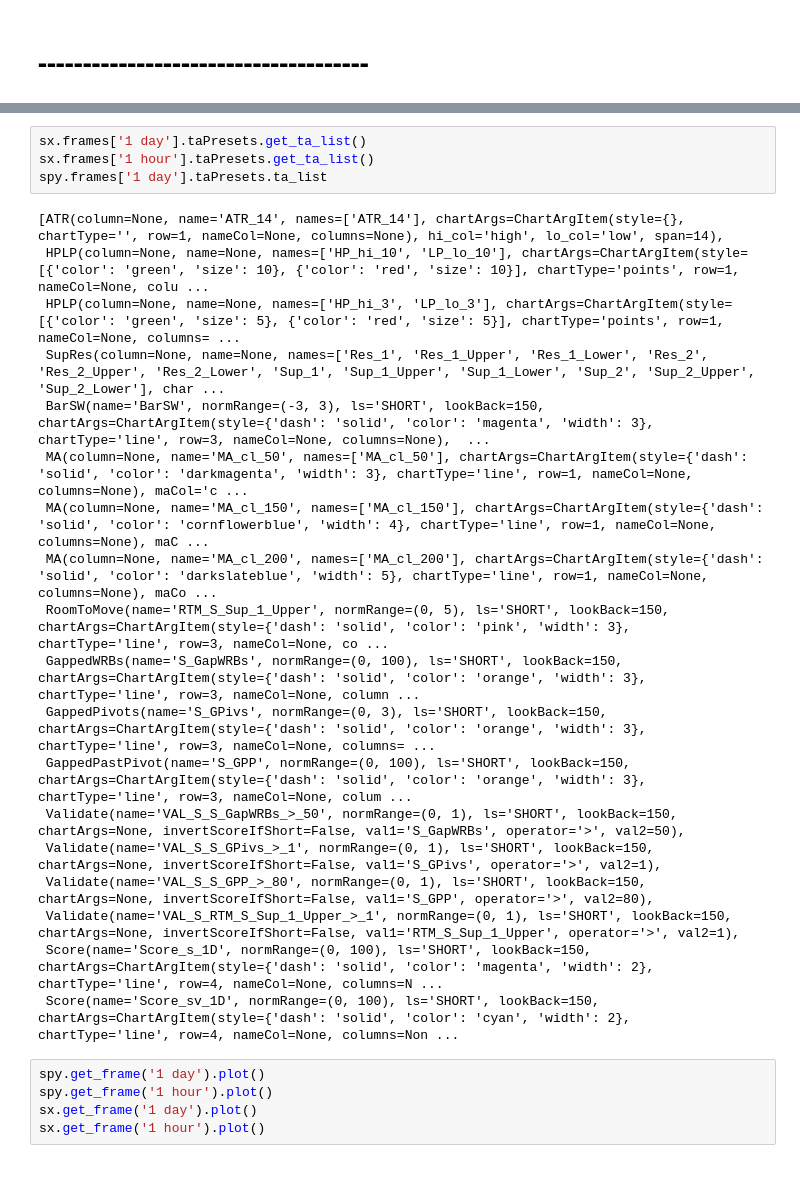
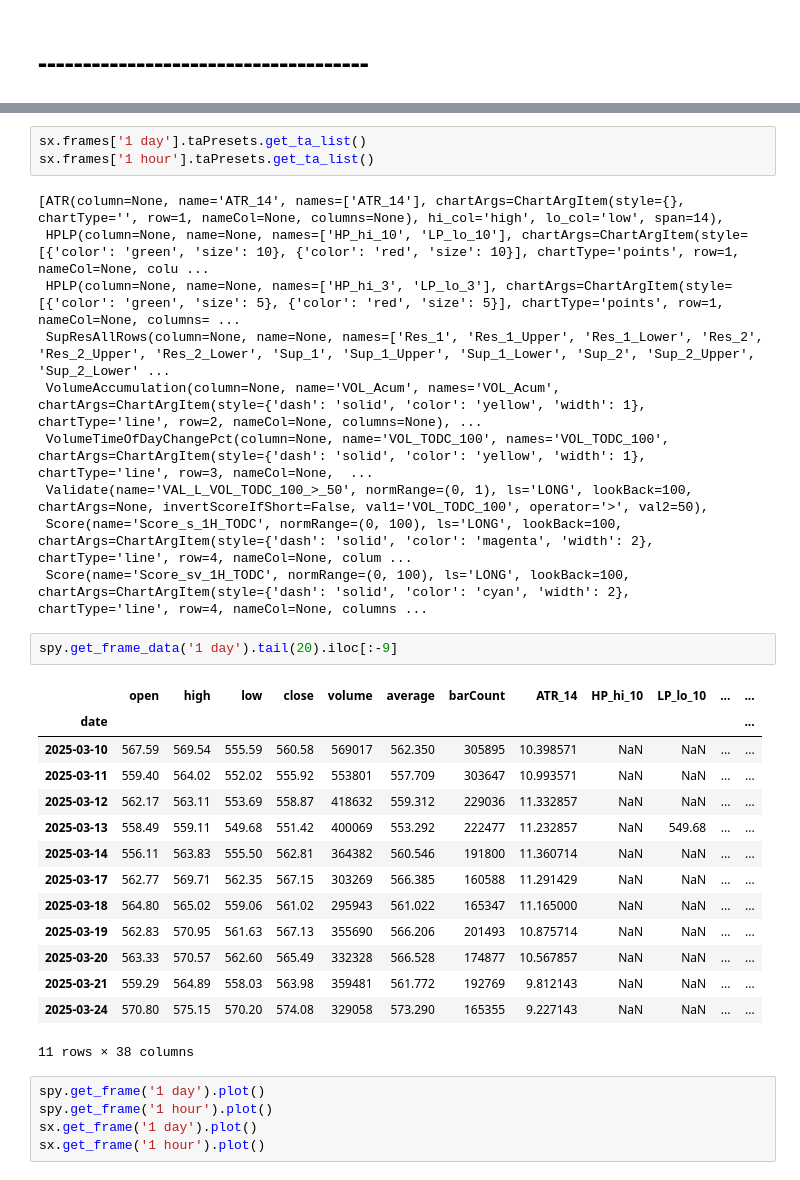
Before and after one commit to Design-01/stockbot_4, a Jupyter notebook: TEST_StockX.ipynb, the cells around one changed output, grey strips where cells are left out. Saved outputs shown, nothing was run; the diff lists cells and outputs as text.

```diff
--- a/TEST_StockX.ipynb
+++ b/TEST_StockX.ipynb
@@ -105,26 +107,33 @@ Index(['open', 'high', 'low', 'close', 'volume', 'average', 'barCount',
 # %%
 sx.frames['1 day'].taPresets.get_ta_list()
 sx.frames['1 hour'].taPresets.get_ta_list()
-spy.frames['1 day'].taPresets.ta_list
 # %% [output]
 [ATR(column=None, name='ATR_14', names=['ATR_14'], chartArgs=ChartArgItem(style={}, chartType='', row=1, nameCol=None, columns=None), hi_col='high', lo_col='low', span=14),
  HPLP(column=None, name=None, names=['HP_hi_10', 'LP_lo_10'], chartArgs=ChartArgItem(style=[{'color': 'green', 'size': 10}, {'color': 'red', 'size': 10}], chartType='points', row=1, nameCol=None, colu ...
  HPLP(column=None, name=None, names=['HP_hi_3', 'LP_lo_3'], chartArgs=ChartArgItem(style=[{'color': 'green', 'size': 5}, {'color': 'red', 'size': 5}], chartType='points', row=1, nameCol=None, columns= ...
- SupRes(column=None, name=None, names=['Res_1', 'Res_1_Upper', 'Res_1_Lower', 'Res_2', 'Res_2_Upper', 'Res_2_Lower', 'Sup_1', 'Sup_1_Upper', 'Sup_1_Lower', 'Sup_2', 'Sup_2_Upper', 'Sup_2_Lower'], char ...
- BarSW(name='BarSW', normRange=(-3, 3), ls='SHORT', lookBack=150, chartArgs=ChartArgItem(style={'dash': 'solid', 'color': 'magenta', 'width': 3}, chartType='line', row=3, nameCol=None, columns=None),  ...
- MA(column=None, name='MA_cl_50', names=['MA_cl_50'], chartArgs=ChartArgItem(style={'dash': 'solid', 'color': 'darkmagenta', 'width': 3}, chartType='line', row=1, nameCol=None, columns=None), maCol='c ...
- MA(column=None, name='MA_cl_150', names=['MA_cl_150'], chartArgs=ChartArgItem(style={'dash': 'solid', 'color': 'cornflowerblue', 'width': 4}, chartType='line', row=1, nameCol=None, columns=None), maC ...
- MA(column=None, name='MA_cl_200', names=['MA_cl_200'], chartArgs=ChartArgItem(style={'dash': 'solid', 'color': 'darkslateblue', 'width': 5}, chartType='line', row=1, nameCol=None, columns=None), maCo ...
- RoomToMove(name='RTM_S_Sup_1_Upper', normRange=(0, 5), ls='SHORT', lookBack=150, chartArgs=ChartArgItem(style={'dash': 'solid', 'color': 'pink', 'width': 3}, chartType='line', row=3, nameCol=None, co ...
- GappedWRBs(name='S_GapWRBs', normRange=(0, 100), ls='SHORT', lookBack=150, chartArgs=ChartArgItem(style={'dash': 'solid', 'color': 'orange', 'width': 3}, chartType='line', row=3, nameCol=None, column ...
- GappedPivots(name='S_GPivs', normRange=(0, 3), ls='SHORT', lookBack=150, chartArgs=ChartArgItem(style={'dash': 'solid', 'color': 'orange', 'width': 3}, chartType='line', row=3, nameCol=None, columns= ...
- GappedPastPivot(name='S_GPP', normRange=(0, 100), ls='SHORT', lookBack=150, chartArgs=ChartArgItem(style={'dash': 'solid', 'color': 'orange', 'width': 3}, chartType='line', row=3, nameCol=None, colum ...
- Validate(name='VAL_S_S_GapWRBs_>_50', normRange=(0, 1), ls='SHORT', lookBack=150, chartArgs=None, invertScoreIfShort=False, val1='S_GapWRBs', operator='>', val2=50),
- Validate(name='VAL_S_S_GPivs_>_1', normRange=(0, 1), ls='SHORT', lookBack=150, chartArgs=None, invertScoreIfShort=False, val1='S_GPivs', operator='>', val2=1),
- Validate(name='VAL_S_S_GPP_>_80', normRange=(0, 1), ls='SHORT', lookBack=150, chartArgs=None, invertScoreIfShort=False, val1='S_GPP', operator='>', val2=80),
- Validate(name='VAL_S_RTM_S_Sup_1_Upper_>_1', normRange=(0, 1), ls='SHORT', lookBack=150, chartArgs=None, invertScoreIfShort=False, val1='RTM_S_Sup_1_Upper', operator='>', val2=1),
- Score(name='Score_s_1D', normRange=(0, 100), ls='SHORT', lookBack=150, chartArgs=ChartArgItem(style={'dash': 'solid', 'color': 'magenta', 'width': 2}, chartType='line', row=4, nameCol=None, columns=N ...
- Score(name='Score_sv_1D', normRange=(0, 100), ls='SHORT', lookBack=150, chartArgs=ChartArgItem(style={'dash': 'solid', 'color': 'cyan', 'width': 2}, chartType='line', row=4, nameCol=None, columns=Non ...
+ SupResAllRows(column=None, name=None, names=['Res_1', 'Res_1_Upper', 'Res_1_Lower', 'Res_2', 'Res_2_Upper', 'Res_2_Lower', 'Sup_1', 'Sup_1_Upper', 'Sup_1_Lower', 'Sup_2', 'Sup_2_Upper', 'Sup_2_Lower' ...
+ VolumeAccumulation(column=None, name='VOL_Acum', names='VOL_Acum', chartArgs=ChartArgItem(style={'dash': 'solid', 'color': 'yellow', 'width': 1}, chartType='line', row=2, nameCol=None, columns=None), ...
+ VolumeTimeOfDayChangePct(column=None, name='VOL_TODC_100', names='VOL_TODC_100', chartArgs=ChartArgItem(style={'dash': 'solid', 'color': 'yellow', 'width': 1}, chartType='line', row=3, nameCol=None,  ...
+ Validate(name='VAL_L_VOL_TODC_100_>_50', normRange=(0, 1), ls='LONG', lookBack=100, chartArgs=None, invertScoreIfShort=False, val1='VOL_TODC_100', operator='>', val2=50),
+ Score(name='Score_s_1H_TODC', normRange=(0, 100), ls='LONG', lookBack=100, chartArgs=ChartArgItem(style={'dash': 'solid', 'color': 'magenta', 'width': 2}, chartType='line', row=4, nameCol=None, colum ...
+ Score(name='Score_sv_1H_TODC', normRange=(0, 100), ls='LONG', lookBack=100, chartArgs=ChartArgItem(style={'dash': 'solid', 'color': 'cyan', 'width': 2}, chartType='line', row=4, nameCol=None, columns ...
+# %%
+spy.get_frame_data('1 day').tail(20).iloc[:-9]
+# %% [output]
+|  | open | high | low | close | volume | average | barCount | ATR_14 | HP_hi_10 | LP_lo_10 | ... | ... |
+| date |  |  |  |  |  |  |  |  |  |  |  | ... |
+| 2025-03-10 | 567.59 | 569.54 | 555.59 | 560.58 | 569017 | 562.350 | 305895 | 10.398571 | NaN | NaN | ... | ... |
+| 2025-03-11 | 559.40 | 564.02 | 552.02 | 555.92 | 553801 | 557.709 | 303647 | 10.993571 | NaN | NaN | ... | ... |
+| 2025-03-12 | 562.17 | 563.11 | 553.69 | 558.87 | 418632 | 559.312 | 229036 | 11.332857 | NaN | NaN | ... | ... |
+| 2025-03-13 | 558.49 | 559.11 | 549.68 | 551.42 | 400069 | 553.292 | 222477 | 11.232857 | NaN | 549.68 | ... | ... |
+| 2025-03-14 | 556.11 | 563.83 | 555.50 | 562.81 | 364382 | 560.546 | 191800 | 11.360714 | NaN | NaN | ... | ... |
+| 2025-03-17 | 562.77 | 569.71 | 562.35 | 567.15 | 303269 | 566.385 | 160588 | 11.291429 | NaN | NaN | ... | ... |
+| 2025-03-18 | 564.80 | 565.02 | 559.06 | 561.02 | 295943 | 561.022 | 165347 | 11.165000 | NaN | NaN | ... | ... |
+| 2025-03-19 | 562.83 | 570.95 | 561.63 | 567.13 | 355690 | 566.206 | 201493 | 10.875714 | NaN | NaN | ... | ... |
+| 2025-03-20 | 563.33 | 570.57 | 562.60 | 565.49 | 332328 | 566.528 | 174877 | 10.567857 | NaN | NaN | ... | ... |
+| 2025-03-21 | 559.29 | 564.89 | 558.03 | 563.98 | 359481 | 561.772 | 192769 | 9.812143 | NaN | NaN | ... | ... |
+| 2025-03-24 | 570.80 | 575.15 | 570.20 | 574.08 | 329058 | 573.290 | 165355 | 9.227143 | NaN | NaN | ... | ... |
+11 rows × 38 columns
 # %%
 spy.get_frame('1 day').plot()
 spy.get_frame('1 hour').plot()
```
Also changed, not shown: parts of 4 cells of this notebook, 6 other files.
